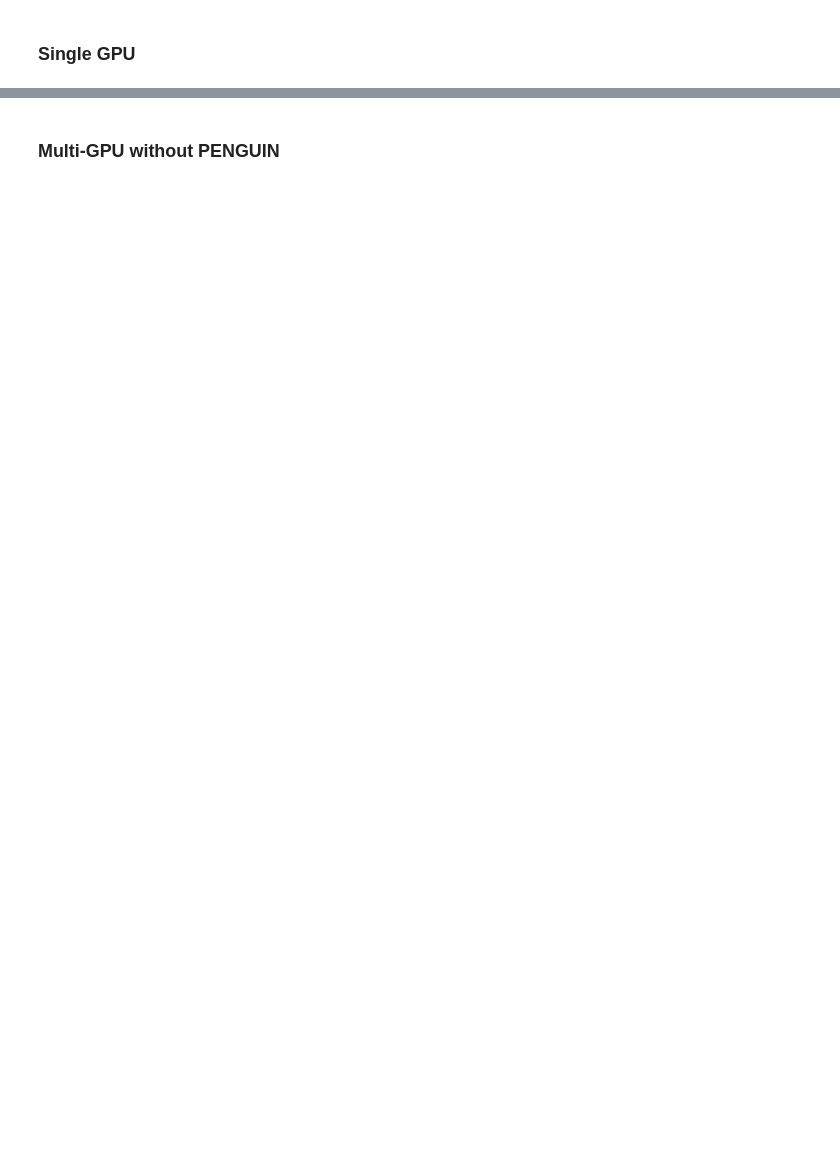
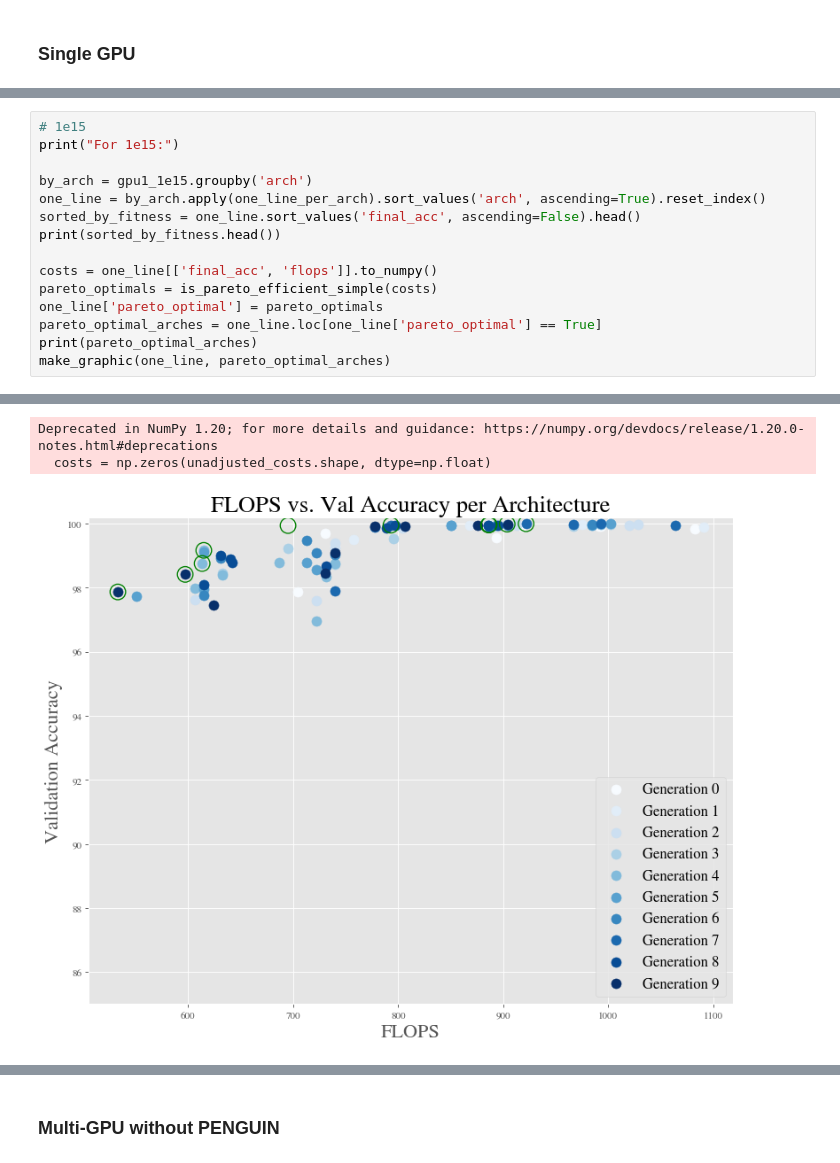
Before and after one commit to TauferLab/Reproducibility_A4NN_ICPP23, a Jupyter notebook: paper_analysis.ipynb, the cells around one changed output, grey strips where cells are left out. Saved outputs shown, nothing was run; the diff lists cells and outputs as text; blank space fills up the shorter version.

```diff
--- a/paper_analysis.ipynb
+++ b/paper_analysis.ipynb
@@ -294,0 +361,16 @@ pareto_optimal_arches
+# %%
+# 1e15
+print("For 1e15:")
+
+by_arch = gpu1_1e15.groupby('arch')
+one_line = by_arch.apply(one_line_per_arch).sort_values('arch', ascending=True).reset_index()
+sorted_by_fitness = one_line.sort_values('final_acc', ascending=False).head()
+print(sorted_by_fitness.head())
+
+costs = one_line[['final_acc', 'flops']].to_numpy()
+pareto_optimals = is_pareto_efficient_simple(costs)
+one_line['pareto_optimal'] = pareto_optimals
+pareto_optimal_arches = one_line.loc[one_line['pareto_optimal'] == True]
+print(pareto_optimal_arches)
+make_graphic(one_line, pareto_optimal_arches)
+# %% [output]
@@ -294,0 +395,3 @@ pareto_optimal_arches
+Deprecated in NumPy 1.20; for more details and guidance: https://numpy.org/devdocs/release/1.20.0-notes.html#deprecations
+  costs = np.zeros(unadjusted_costs.shape, dtype=np.float)
+[figure, added]
```
Also changed, not shown: parts of 11 cells of this notebook.
